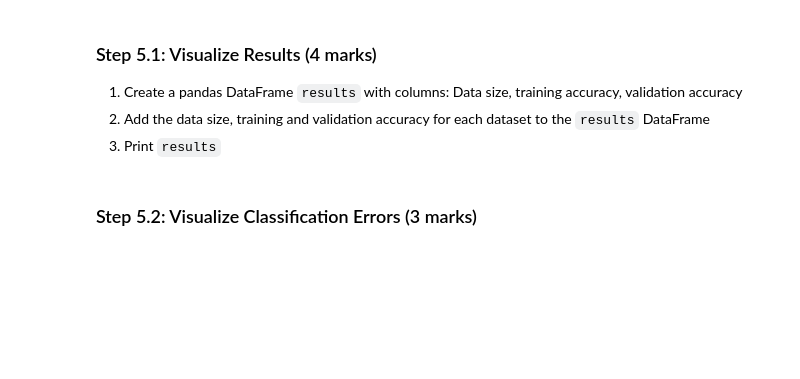
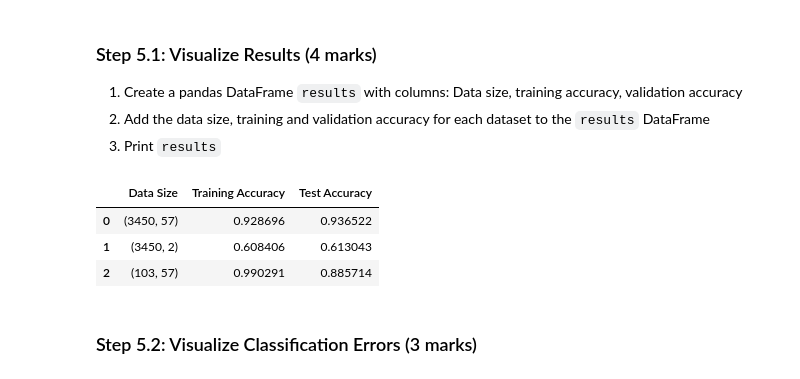
Before and after one commit to sauravuprety21/enel682-labs, a Jupyter notebook: lab2/Assignment 2.ipynb, the cells around one changed output. Drawn from its saved outputs; the diff is of its cells as text; code cells hidden in the pictures; blank space fills up the shorter version.

```diff
--- a/lab2/Assignment 2.ipynb
+++ b/lab2/Assignment 2.ipynb
@@ -122,6 +122,8 @@ memory usage: 36.1 KB
 For this task, we want to test if the linear model would still work if we used less data. Use the `train_test_split` function from sklearn to create a new feature matrix named `X_small` and a new target vector named `y_small` that contain **3%** of the data.
 # %%
 # TO DO: Create X_small and y_small (1 mark)
+from sklearn.model_selection import train_test_split
+X_small, X_test, y_small, y_test = train_test_split(X, y, train_size=0.03, random_state=0)
 # %% [markdown]
 ### Step 3: Implement Machine Learning Model
 
@@ -143,8 +145,27 @@ Calculate the training and validation accuracy for the three different tests imp
 3. Print `results`
 # %%
 # TO DO: ADD YOUR CODE HERE FOR STEPS 3-5
+from sklearn.linear_model import LogisticRegression
+
 # Note: for any random state parameters, you can use random_state = 0
+res = pd.DataFrame(columns=['Data Size', 'Training Accuracy', 'Test Accuracy'])
+
+for i, (X_, y_ )in enumerate(zip([X, X.iloc[:,:2], X_small], [y, y, y_small])):
+
+    X_train_, X_test_, y_train_, y_test_ = train_test_split(X_, y_, random_state=0)
+    logreg_ = LogisticRegression(max_iter=2000, random_state=0).fit(X_train_, y_train_)
+
+    res.loc[i] = {'Data Size': X_train_.shape,
+                  'Training Accuracy': logreg_.score(X_train_, y_train_),
+                  'Test Accuracy': logreg_.score(X_test_, y_test_)}
 # HINT: USING A LOOP TO STORE THE DATA IN YOUR RESULTS DATAFRAME WILL BE MORE EFFICIENT
+# %%
+res
+# %% [output]
+|  | Data Size | Training Accuracy | Test Accuracy |
+| 0 | (3450, 57) | 0.928696 | 0.936522 |
+| 1 | (3450, 2) | 0.608406 | 0.613043 |
+| 2 | (103, 57) | 0.990291 | 0.885714 |
 # %% [markdown]
 ### Step 5.2: Visualize Classification Errors (3 marks)
 # %% [markdown]
```
Also changed, not shown: parts of 9 cells of this notebook.
